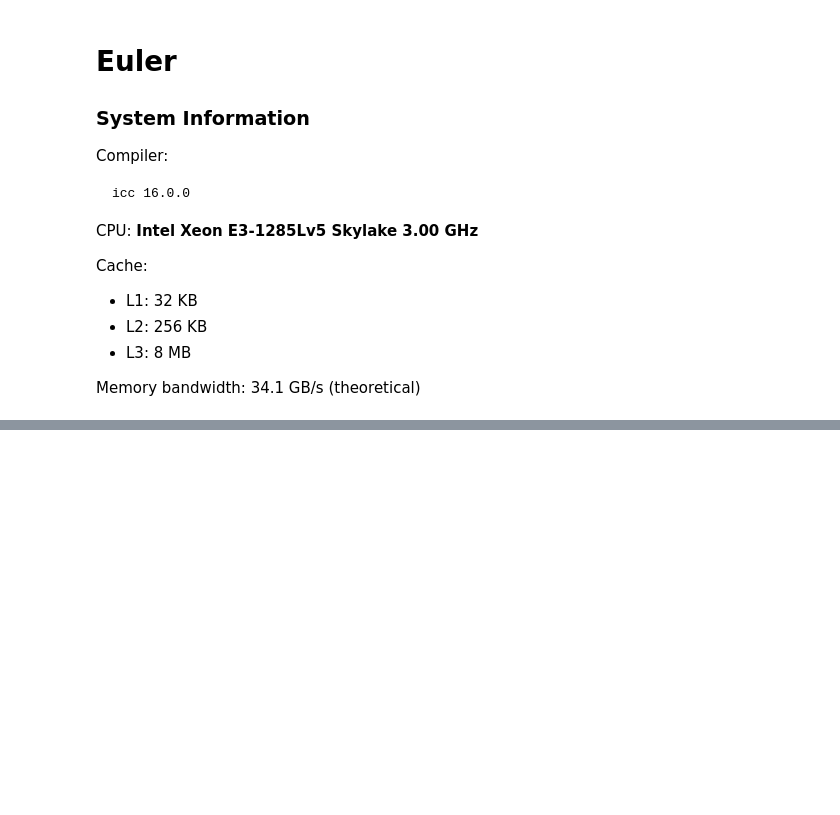
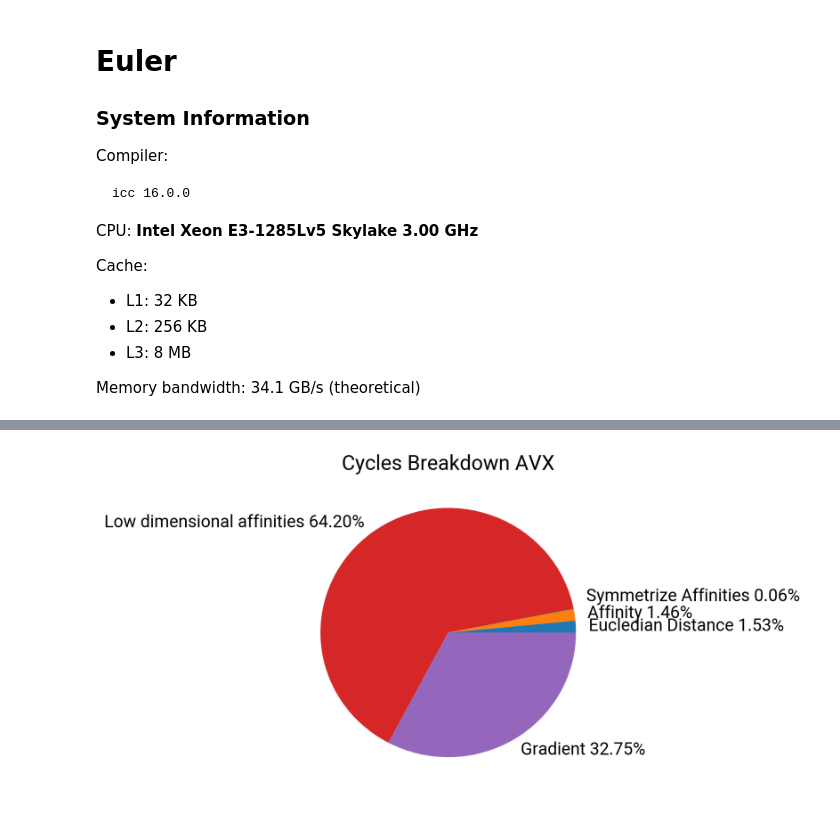
Before and after one commit to albertomontesg/fast-tsne, a Jupyter notebook: code/implementations/tsne_exact_final/benchmarking/benchmarking_final.ipynb, the cells around one changed output, grey strips where cells are left out. Drawn from its saved outputs; the diff is of its cells as text; code cells hidden in the pictures; blank space fills up the shorter version.

Commit message:
added plot for final

```diff
--- a/code/implementations/tsne_exact_final/benchmarking/benchmarking_final.ipynb
+++ b/code/implementations/tsne_exact_final/benchmarking/benchmarking_final.ipynb
@@ -49,4 +34,8 @@ Memory bandwidth: 34.1 GB/s (theoretical)
 # %%
 iters_baseline = pd.read_csv("./baseline/20170528_135608@iters.csv")
 cycles_baseline = pd.read_csv("./baseline/20170528_135608@cycles.csv")
+iters_avx = pd.read_csv("./avx/20170528_140123@iters.csv")
+cycles_avx = pd.read_csv("./avx/20170528_140123@cycles.csv")
+iters_scalar = pd.read_csv("./scalar/20170528_140123@iters.csv")
+cycles_scalar = pd.read_csv("./scalar/20170528_140123@cycles.csv")
 N = iters_baseline["N"]
@@ -175,0 +172,16 @@ plt.show()
+# %%
+mpl.rcParams['figure.figsize'] = (5, 5)
+funcs = list(cycles_avx.columns.values)[1:-1]
+split = []
+for f in funcs:
+    split.append(cycles_avx[f].as_matrix()[-1]/cycles_avx["total"].as_matrix()[-1])
+disp_names = ["Eucledian Distance", "Affinity", "Symmetrize Affinities", "Low dimensional affinities", "Gradient"]
+for i in range(len(split)):
+    disp_names[i] = disp_names[i] + " " + "%.2f"%(100*split[i]) + "%"
+_, t = plt.pie(split, labels = disp_names)
+plt.title("Cycles Breakdown AVX")
+(x,y) = t[2].get_position()
+t[2].set_position( (x,y*1.4) )
+plt.show()
+# %% [output]
+[figure, added]
```
Also changed, not shown: parts of 11 cells of this notebook, 4 other files.
